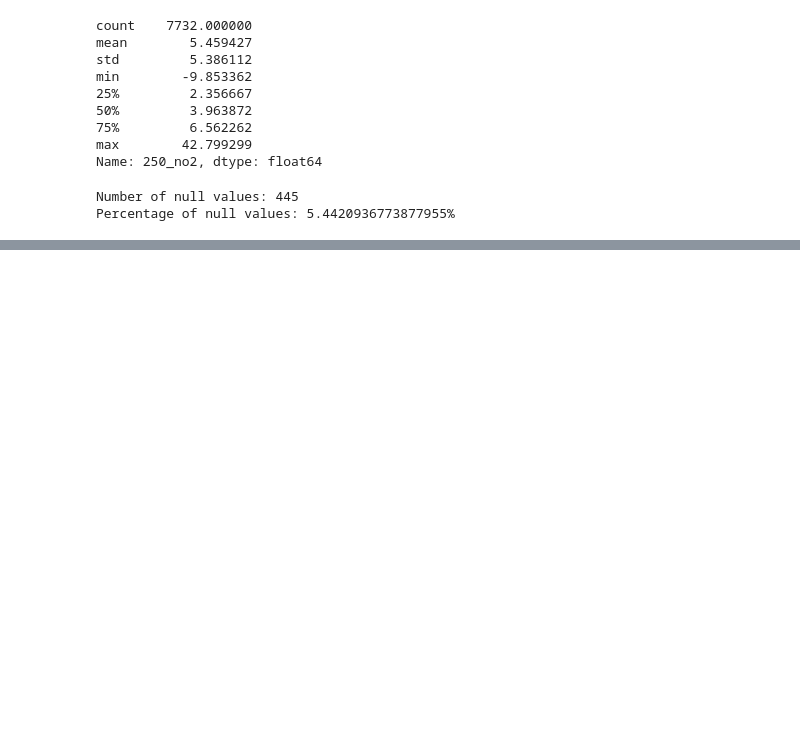
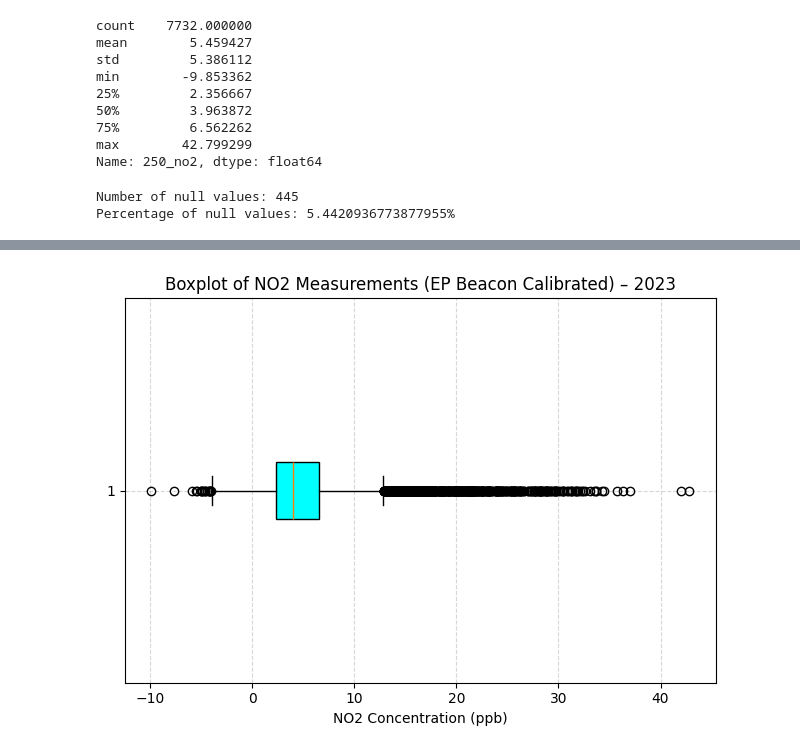
Before and after one commit to jacklardner/calibrated-no2-EDA, a Jupyter notebook: calibrated_to_EP.ipynb, the cells around one changed output, grey strips where cells are left out. Cells and saved outputs as stored; diff of their text form; code cells hidden in the pictures; blank space fills up the shorter version.

```diff
--- a/calibrated_to_EP.ipynb
+++ b/calibrated_to_EP.ipynb
@@ -322,0 +129,12 @@ plt.show()
+# %%
+plt.boxplot(no2_values, vert=False, patch_artist=True,
+            boxprops=dict(facecolor="cyan", color="black"))
+
+plt.title("Boxplot of NO2 Measurements (EP Beacon Calibrated) – 2023")
+plt.xlabel("NO2 Concentration (ppb)")
+plt.grid(True, linestyle="--", alpha=0.5)
+
+plt.tight_layout()
+plt.show()
+# %% [output]
+[figure, added]
```
Also changed, not shown: parts of 45 cells of this notebook.
